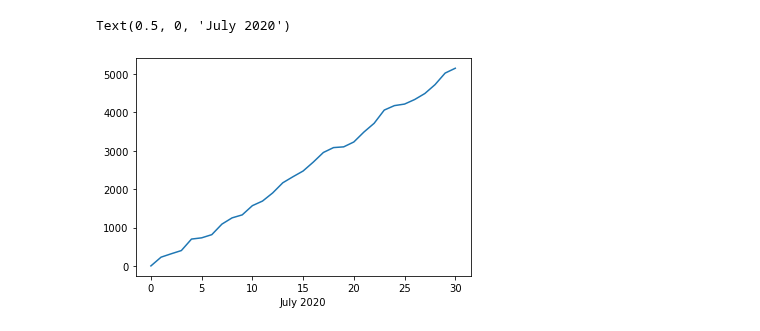
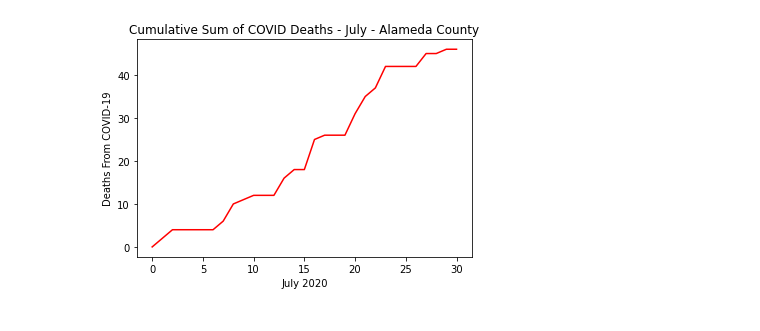
Before and after one commit to tahentx/pv_workbook, a Jupyter notebook: datascience/safegraph/alameda_county_tj.ipynb, the cells around one changed output. Drawn from its saved outputs; the diff is of its cells as text; code cells hidden in the pictures.

```diff
--- a/datascience/safegraph/alameda_county_tj.ipynb
+++ b/datascience/safegraph/alameda_county_tj.ipynb
@@ -47,6 +100,8 @@ plt.savefig('tj_july')
 # %%
-plt.plot(list(range(0,len(cases))),cases.cumsum())
+plt.plot(list(range(0,len(deaths))),deaths.cumsum(),'r')
 plt.xlabel('July 2020')
+plt.ylabel('Deaths From COVID-19')
+plt.title('Cumulative Sum of COVID Deaths - July - Alameda County')
+plt.savefig('deaths.jpg')
 # %% [output]
-Text(0.5, 0, 'July 2020')
-[figure, old version]
+[figure, new version]
```
Also changed, not shown: parts of 20 cells of this notebook.
